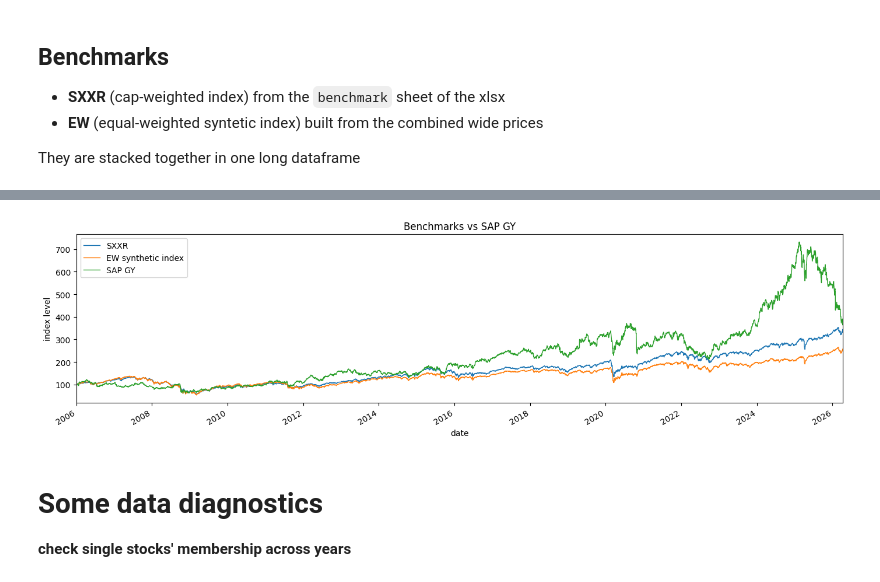
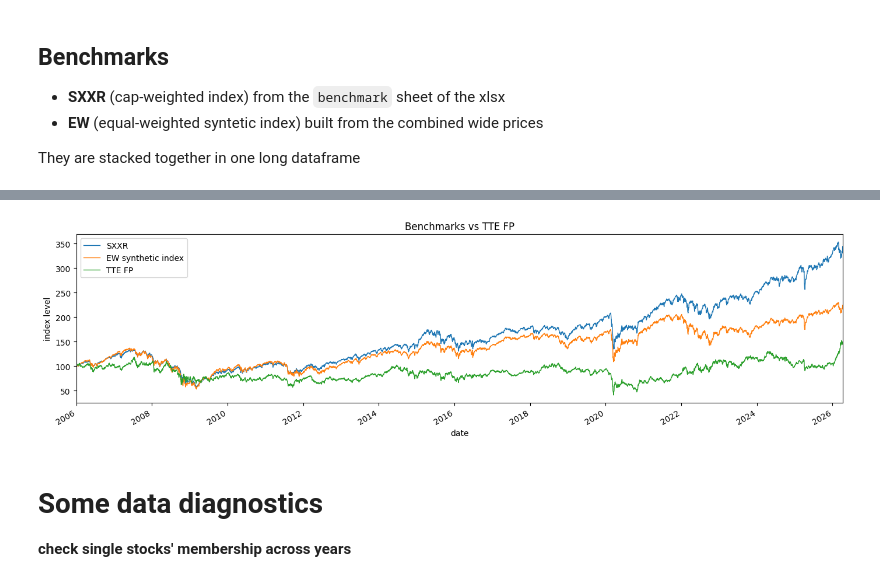
Before and after one commit to Edoardovona/STOXX600_DeepMomentumNetwork, a Jupyter notebook: notebooks/01_data_loading.ipynb, the cells around one changed output, grey strips where cells are left out. Cells and saved outputs as stored; diff of their text form; code cells hidden in the pictures.

```diff
--- a/notebooks/01_data_loading.ipynb
+++ b/notebooks/01_data_loading.ipynb
@@ -38,6 +38,7 @@ END_YEAR = cfg["end_year"]
 CSV_LAST_YEAR = cfg["csv_last_year"]
 RETURN_HORIZONS = cfg["return_horizons"]
 VOL_WINDOWS = cfg["vol_windows"]
+MACD_PAIRS = cfg["macd_pairs"]
 # %% [markdown]
 ## Load raw prices and define year by year stock universe
 
@@ -459,25 +437,25 @@ Benchmark df:  10,529 rows
 # %%
-STOCK = "SAP GY"   # some examples of single stocks: ASML NA, SAP GY, AZN LN, SAN FP, TTE FP, HSBA LN
+STOCK = "TTE FP"   # some examples of single stocks: ASML NA, SAP GY, AZN LN, SAN FP, TTE FP, HSBA LN
 stock_prices = df.loc[df["ticker"] == STOCK].set_index("date")["price"]
 
 def rebase(s, base=100.0): # rebased to 100
     s = s.dropna()
     return base * s / s.iloc[0] if len(s) else s
 
 fig, ax = plt.subplots()
 if len(sxxr):
     rebase(sxxr).plot(ax=ax, linewidth=1, label="SXXR")
 rebase(ew_level).plot(ax=ax, linewidth=1, label="EW synthetic index")
 rebase(stock_prices).plot(ax=ax, linewidth=1, label=STOCK)
 #ax.set_yscale("log")
 ax.set_title(f"Benchmarks vs {STOCK}")
 ax.set_ylabel("index level")
 ax.set_xlim("2006-01-01", "2026-04-10")
 ax.legend()
 plt.tight_layout()
 plt.show()
 # %% [output]
-[figure, old version]
+[figure, new version]
 # %% [markdown]
 # Some data diagnostics
 
```
Also changed, not shown: parts of 13 cells of this notebook, 2 other files.
